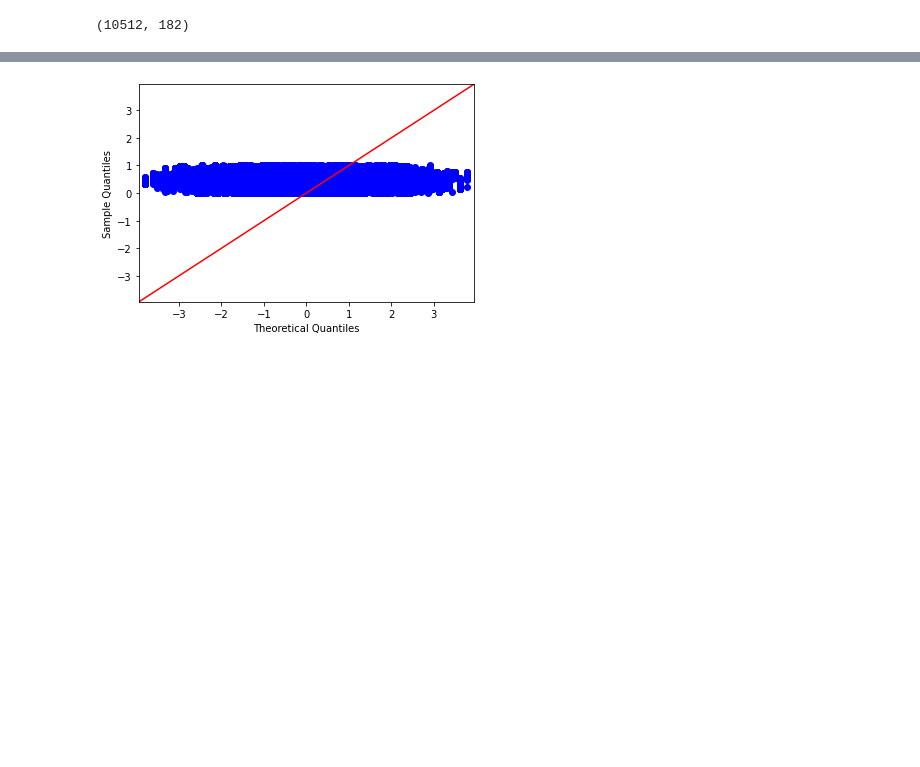
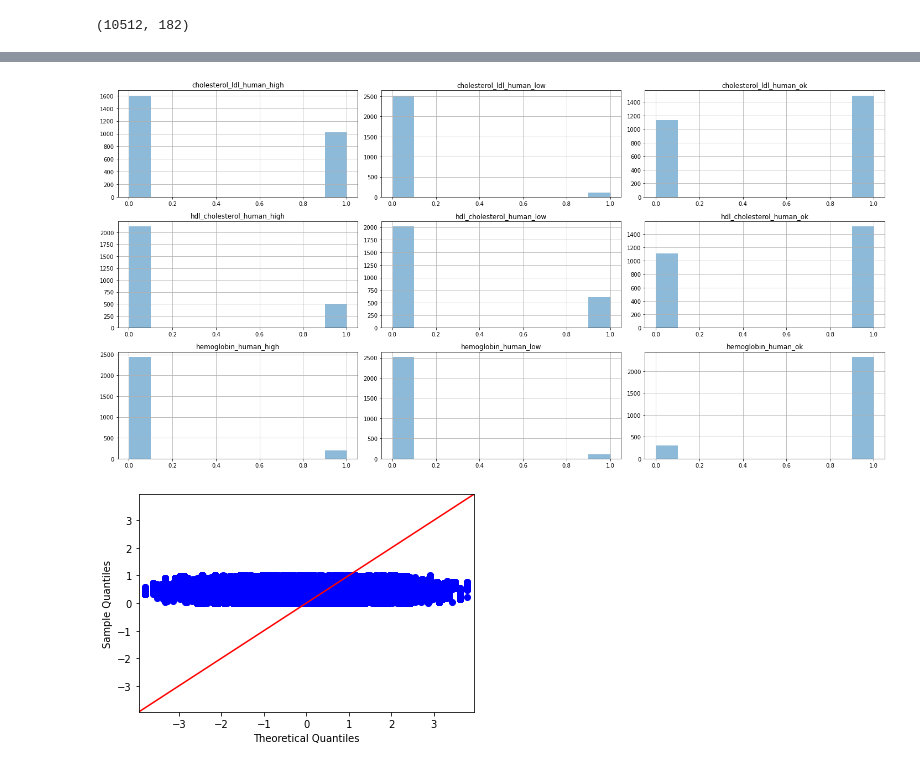
Before and after one commit to AdiVittala/bloodSpectroscopy, a Jupyter notebook: Model-1.ipynb, the cells around one changed output, grey strips where cells are left out. Drawn from its saved outputs; the diff is of its cells as text; code cells hidden in the pictures; blank space fills up the shorter version.

```diff
--- a/Model-1.ipynb
+++ b/Model-1.ipynb
@@ -131,3 +313,9 @@ X_train.shape
+# %%
+Y_test.hist(alpha=0.5, figsize=(20, 10))
+plt.tight_layout()
+plt.show()
+# %% [output]
+[figure, added]
 # %%
 sm.qqplot(X_norm, line ='45')
 pl.show()
```
Also changed, not shown: parts of 21 cells of this notebook, 2 other files.
